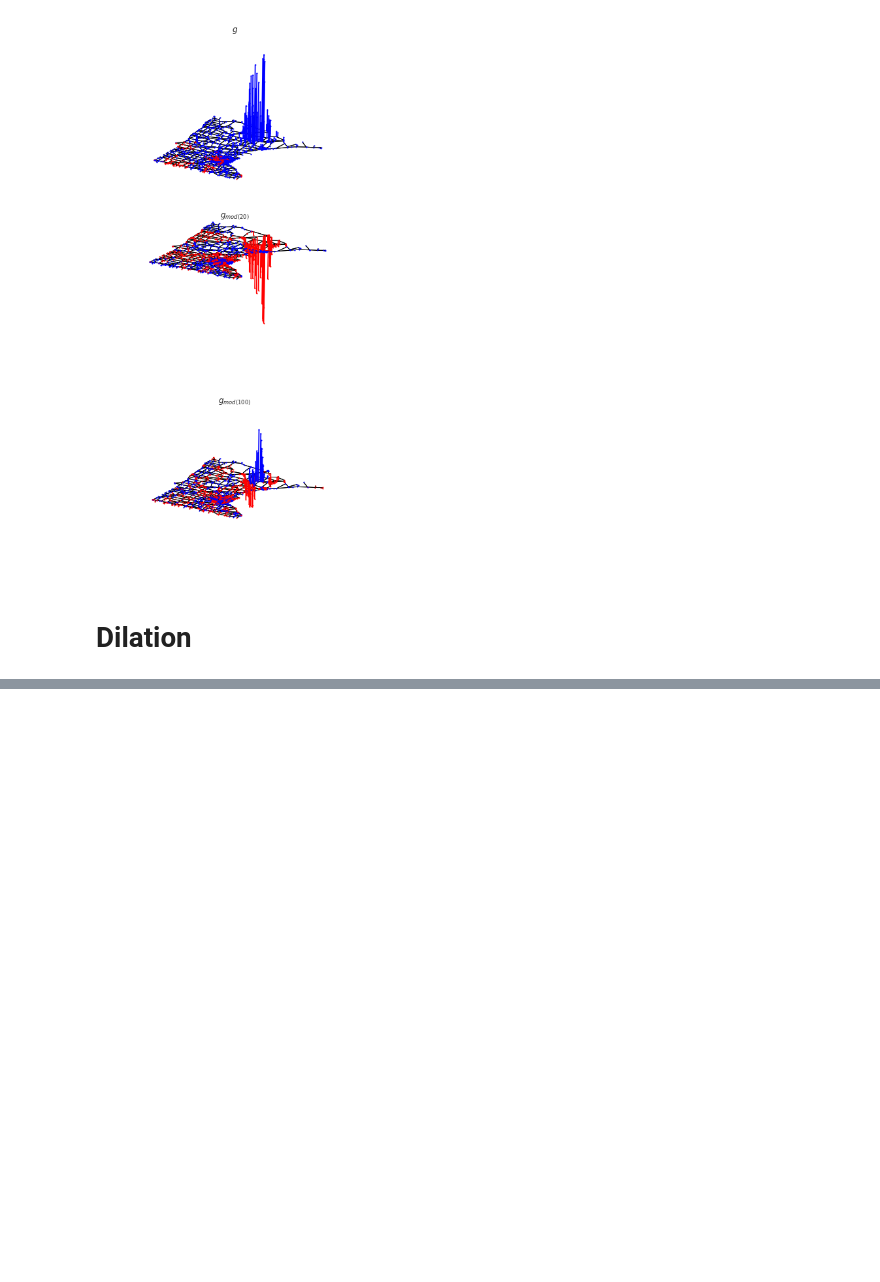
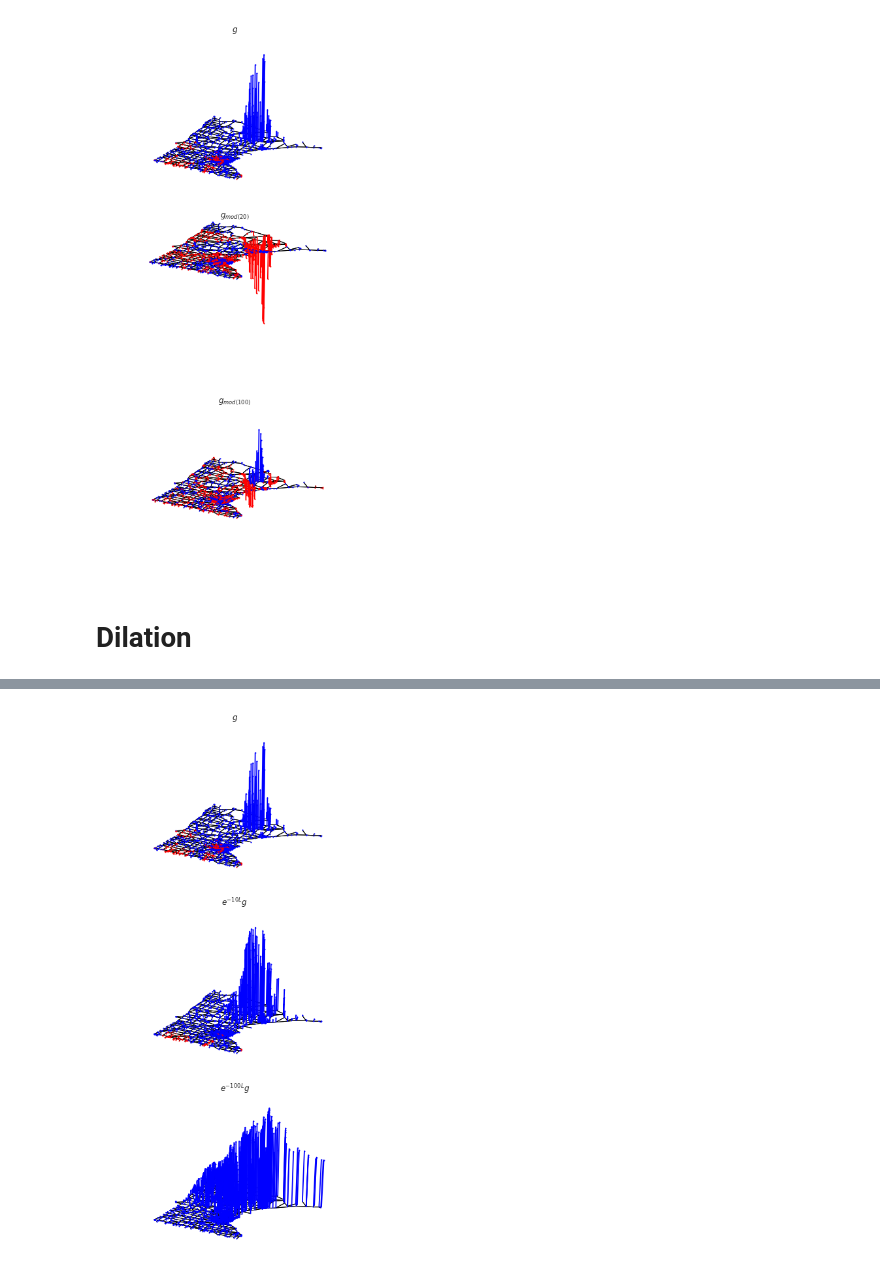
Before and after one commit to mdbartos/graph-signals, a Jupyter notebook: notebooks/basic_operations.ipynb, the cells around one changed output, grey strips where cells are left out. Cells and saved outputs as stored; diff of their text form; code cells hidden in the pictures; blank space fills up the shorter version.

```diff
--- a/notebooks/basic_operations.ipynb
+++ b/notebooks/basic_operations.ipynb
@@ -487,0 +303,26 @@ plt.tight_layout()
+# %%
+Lroads = Lroads.tocsc()
+E = linalg.expm(-np.asarray(Lroads.todense()))
+# %%
+fig = plt.figure(figsize=(6,12))
+
+lc = collections.LineCollection(lines, linewidths=1, colors='k')
+ax0 = fig.add_subplot(3, 1, 1, projection='3d')
+graph3d(xy[:,0], xy[:,1], g, fig=fig, ax=ax0, lc=lc, vmin=0, vmax=g.max())
+ax0.set_title(r'$g$')
+
+lc = collections.LineCollection(lines, linewidths=1, colors='k')
+ax1 = fig.add_subplot(3, 1, 2, projection='3d')
+graph3d(xy[:,0], xy[:,1], np.linalg.matrix_power(E, 10) @ g, fig=fig, ax=ax1, lc=lc,
+       vmin=0, vmax=g.max())
+ax1.set_title(r'$e^{- 10 L} g$')
+
+lc = collections.LineCollection(lines, linewidths=1, colors='k')
+ax2 = fig.add_subplot(3, 1, 3, projection='3d')
+graph3d(xy[:,0], xy[:,1], np.linalg.matrix_power(E, 100) @ g, fig=fig, ax=ax2, lc=lc,
+       vmin=0, vmax=g.max())
+ax2.set_title(r'$e^{- 100 L} g$')
+
+plt.tight_layout()
+# %% [output]
+[figure, added]
```
Also changed, not shown: parts of 40 cells of this notebook, 2 other files.
